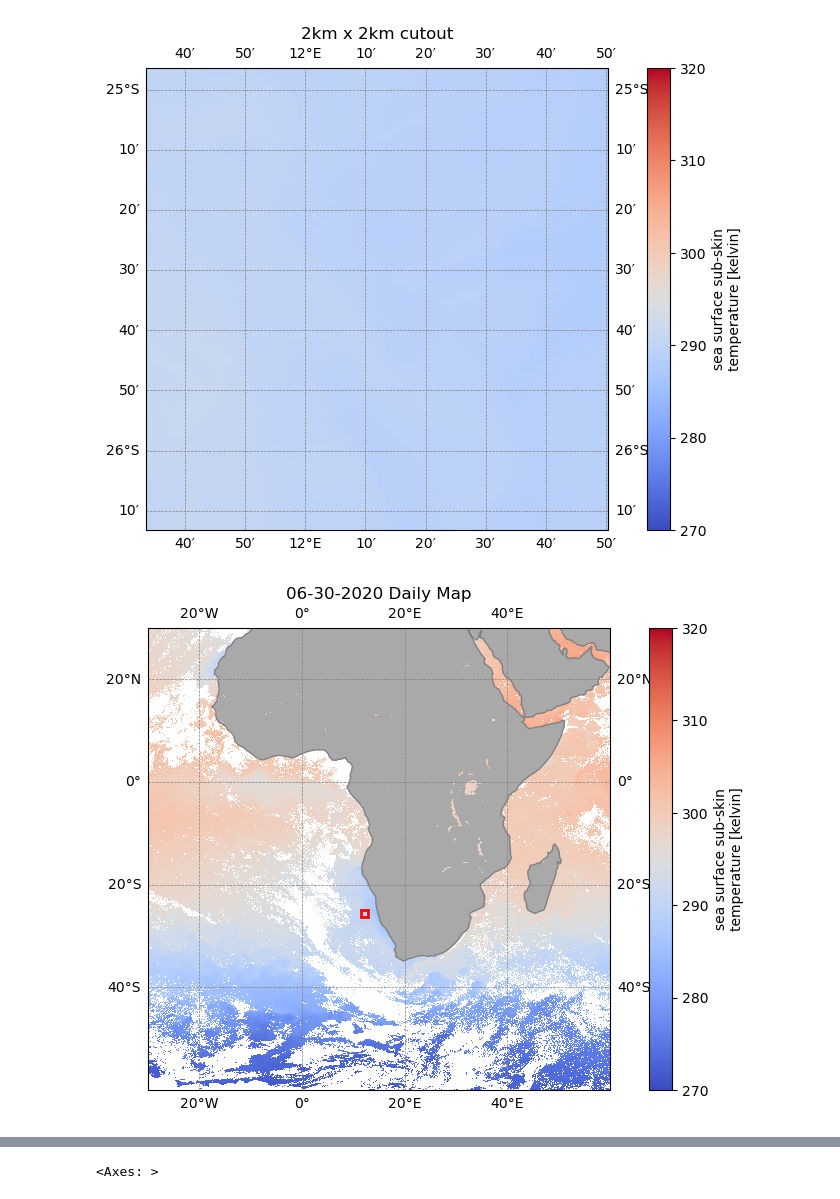
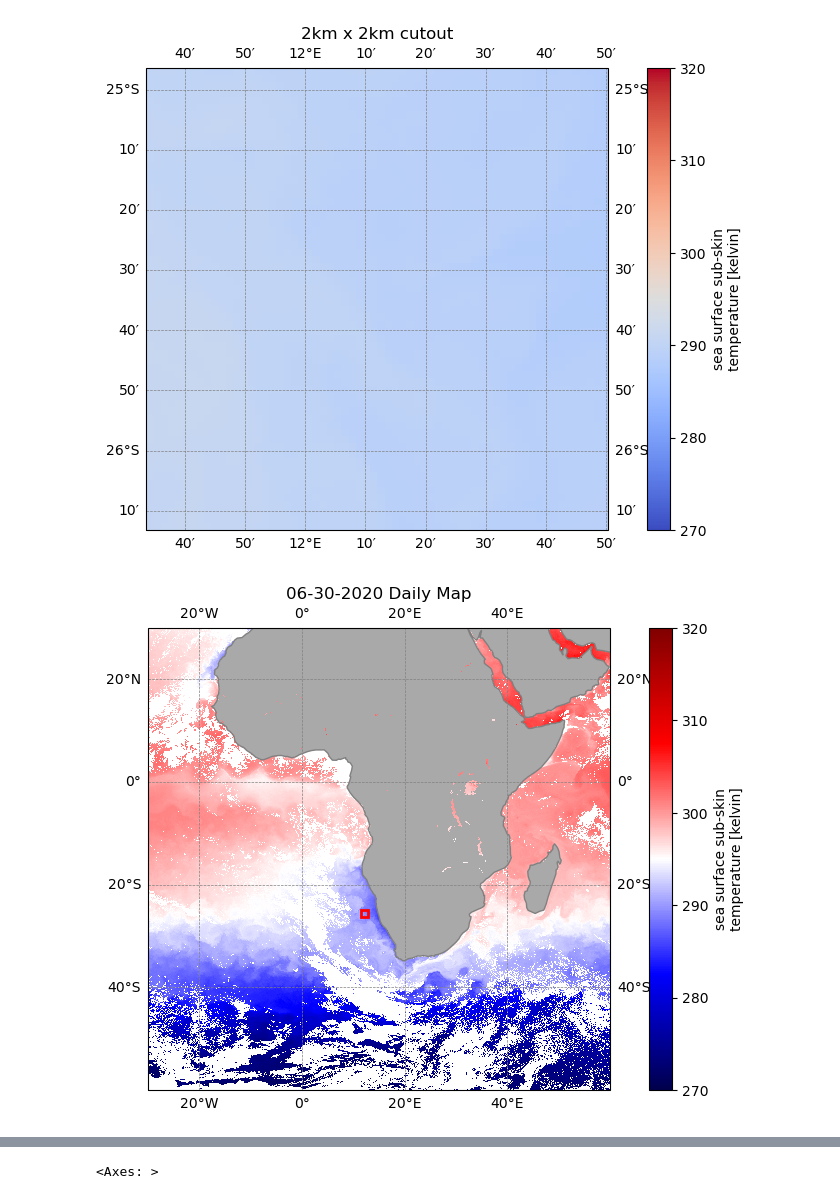
Before and after one commit to AI-for-Ocean-Science/ulmo, a Jupyter notebook: ulmo/sst_l3s/plots_intro_presentation.ipynb, the cells around one changed output, grey strips where cells are left out. Drawn from its saved outputs; the diff is of its cells as text; code cells hidden in the pictures.

```diff
--- a/ulmo/sst_l3s/plots_intro_presentation.ipynb
+++ b/ulmo/sst_l3s/plots_intro_presentation.ipynb
@@ -153,27 +151,27 @@ plt.show()
 # %%
 # show larger area of cutout
 subsect = jun30.sel(lat = slice(30,-60), lon = slice(-30,60))
 
 fig = plt.figure(figsize=(10, 6))
 ax = plt.axes(projection=cartopy.crs.PlateCarree())
 
-subsect.plot(ax=ax, transform=cartopy.crs.PlateCarree(), cmap='coolwarm',vmin = 270,vmax = 320)
+subsect.plot(ax=ax, transform=cartopy.crs.PlateCarree(), cmap='seismic',vmin = 270,vmax = 320)
 
 ax.add_feature(cartopy.feature.LAND, facecolor = 'darkgray')
 ax.add_feature(cartopy.feature.COASTLINE, edgecolor = 'gray')
 
 ax.gridlines(draw_labels=True, dms=True, x_inline=False, y_inline=False, linewidth=0.5, linestyle='--', color='gray')
 ax.xaxis.set_major_locator(mticker.MultipleLocator(base=1.0))
 ax.yaxis.set_major_locator(mticker.MultipleLocator(base=1.0))
 
 rect = matplotlib.patches.Rectangle((11.57,-24.95), 12.83-11.57, -26.21+24.95, edgecolor = 'red', linewidth = 2,
                                    fill = False, transform = cartopy.crs.PlateCarree())
 ax.add_patch(rect)
 
 plt.title('06-30-2020 Daily Map')
 plt.show()
 # %% [output]
-[figure, old version]
+[figure, new version]
 # %%
 # map together
 lon_min,lon_max = 11.57, 12.83
```
Also changed, not shown: parts of 7 cells of this notebook, 2 other files.
